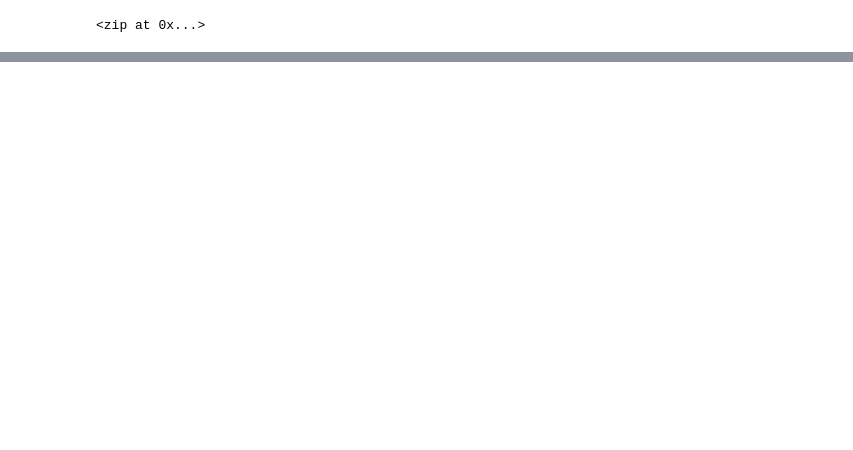
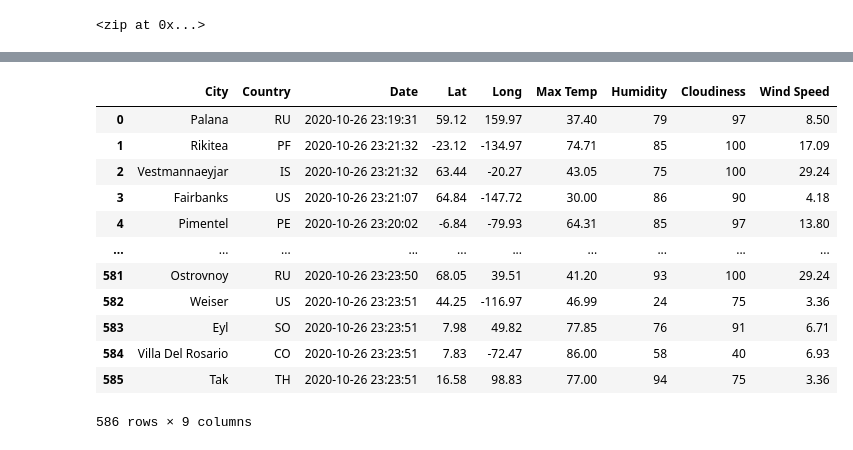
Before and after one commit to meganxlee/World_Weather_Analysis, a Jupyter notebook: WeatherPy.ipynb, the cells around one changed output, grey strips where cells are left out. Cells and saved outputs as stored; diff of their text form; code cells hidden in the pictures; blank space fills up the shorter version.

Commit message:
Modifying .gitignore and WeatherPy file

```diff
--- a/WeatherPy.ipynb
+++ b/WeatherPy.ipynb
@@ -34,0 +41,4 @@ len(cities)
+# %%
+# Starting URL for Weather Map API Call.
+url = "http://api.openweathermap.org/data/2.5/weather?units=Imperial&APPID=d34532719203259b289ad7d7304ddac0"
+print(url)
@@ -34,0 +129,4 @@ len(cities)
+# %%
+# Convert the array of dictionaries to a Pandas DataFrame.
+city_data_df = pd.DataFrame(city_data)
+city_data_df.head(10)
@@ -34,0 +145,19 @@ len(cities)
+# %%
+new_columns = ["City", "Country", "Date", "Lat", "Long", "Max Temp", "Humidity", "Cloudiness", "Wind Speed"]
+# %%
+city_data_df = city_data_df[new_columns]
+city_data_df
+# %% [output]
+|  | City | Country | Date | Lat | Long | Max Temp | Humidity | Cloudiness | Wind Speed |
+| 0 | Palana | RU | 2020-10-26 23:19:31 | 59.12 | 159.97 | 37.40 | 79 | 97 | 8.50 |
+| 1 | Rikitea | PF | 2020-10-26 23:21:32 | -23.12 | -134.97 | 74.71 | 85 | 100 | 17.09 |
+| 2 | Vestmannaeyjar | IS | 2020-10-26 23:21:32 | 63.44 | -20.27 | 43.05 | 75 | 100 | 29.24 |
+| 3 | Fairbanks | US | 2020-10-26 23:21:07 | 64.84 | -147.72 | 30.00 | 86 | 90 | 4.18 |
+| 4 | Pimentel | PE | 2020-10-26 23:20:02 | -6.84 | -79.93 | 64.31 | 85 | 97 | 13.80 |
+| ... | ... | ... | ... | ... | ... | ... | ... | ... | ... |
+| 581 | Ostrovnoy | RU | 2020-10-26 23:23:50 | 68.05 | 39.51 | 41.20 | 93 | 100 | 29.24 |
+| 582 | Weiser | US | 2020-10-26 23:23:51 | 44.25 | -116.97 | 46.99 | 24 | 75 | 3.36 |
+| 583 | Eyl | SO | 2020-10-26 23:23:51 | 7.98 | 49.82 | 77.85 | 76 | 91 | 6.71 |
+| 584 | Villa Del Rosario | CO | 2020-10-26 23:23:51 | 7.83 | -72.47 | 86.00 | 58 | 40 | 6.93 |
+| 585 | Tak | TH | 2020-10-26 23:23:51 | 16.58 | 98.83 | 77.00 | 94 | 75 | 3.36 |
+586 rows × 9 columns
```
Also changed, not shown: parts of 7 cells of this notebook, 1 other file.
